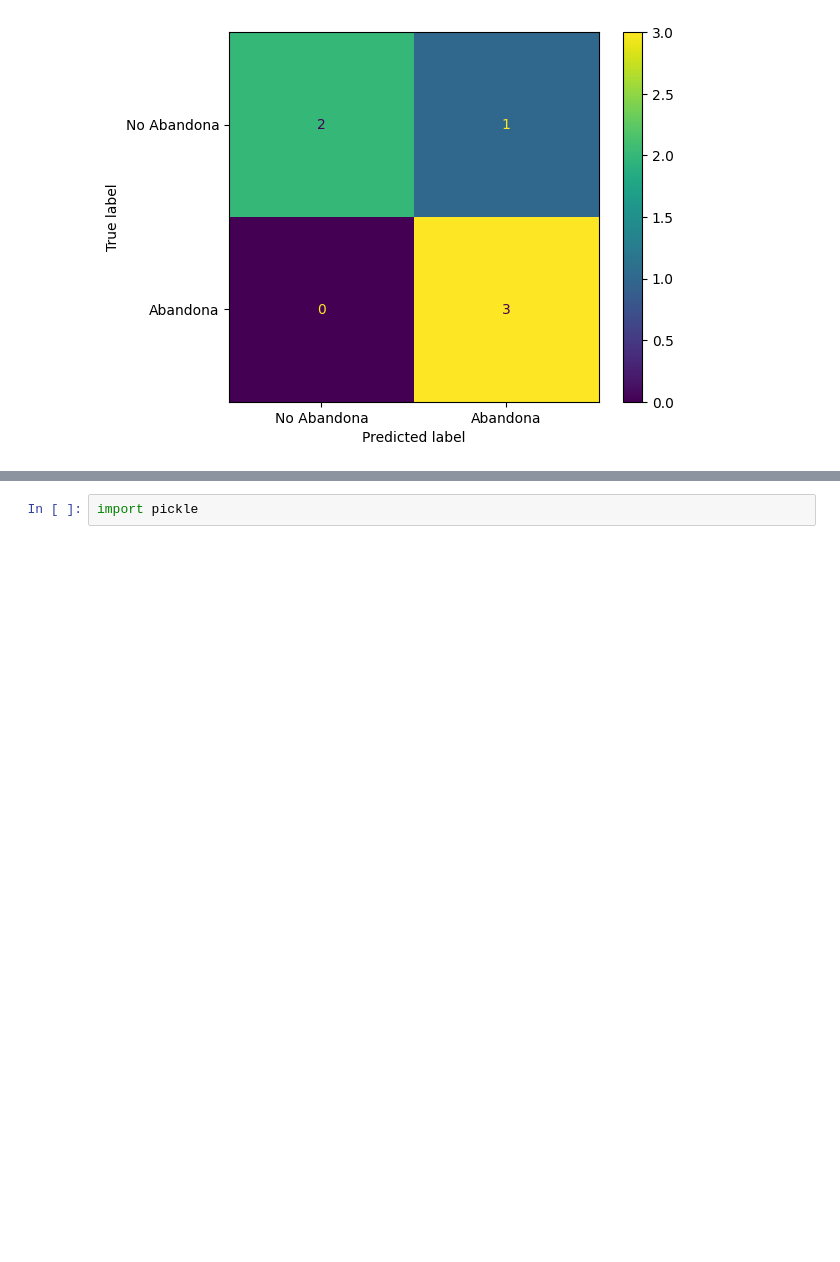
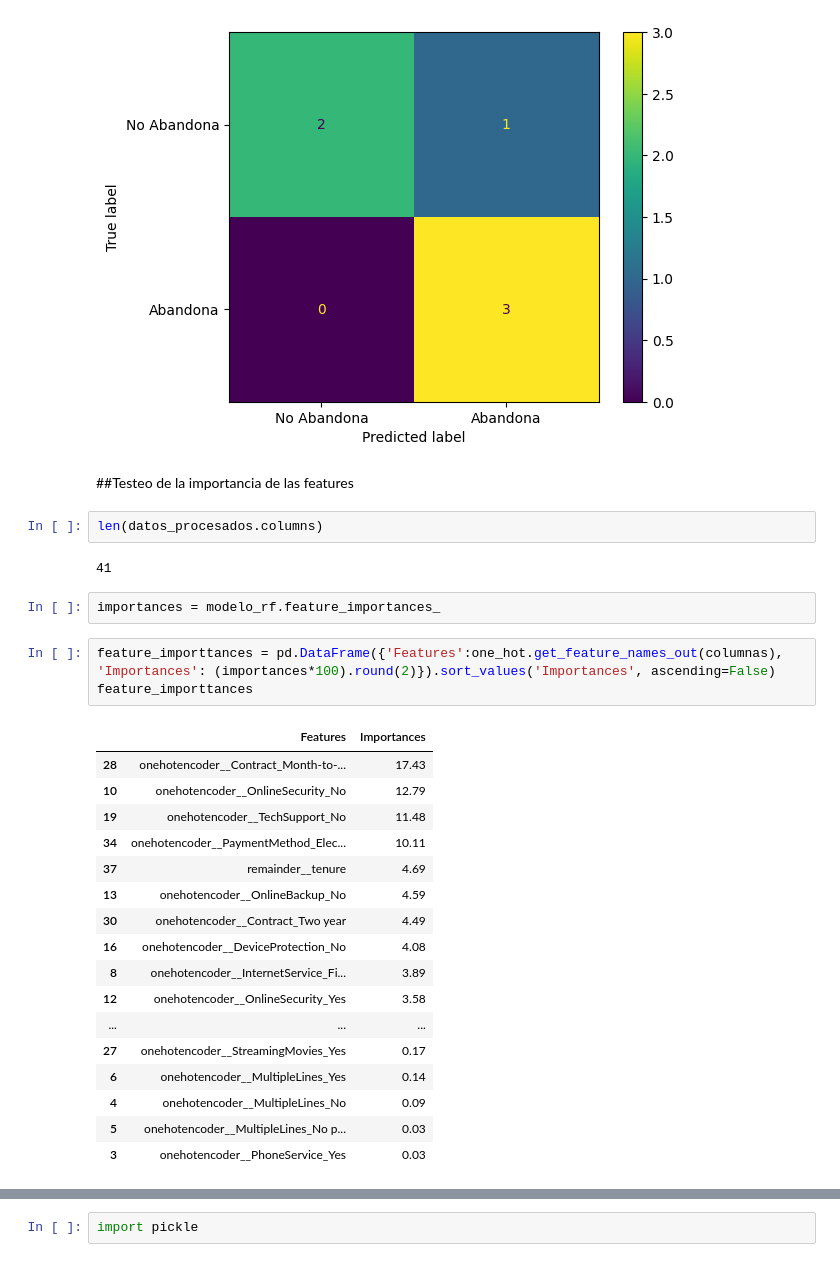
Before and after one commit to Cristiand056/TelecomX_parte2_Latam, a Jupyter notebook: TelecomX_parte2_Latam.ipynb, the cells around one changed output, grey strips where cells are left out. Cells and saved outputs as stored; diff of their text form; blank space fills up the shorter version.

```diff
--- a/TelecomX_parte2_Latam.ipynb
+++ b/TelecomX_parte2_Latam.ipynb
@@ -604,3 +642,32 @@ visializacion = ConfusionMatrixDisplay(confusion_matrix=matrix_conf, display_lab
 visializacion.plot();
 # %% [output]
 [figure]
+# %% [markdown]
+##Testeo de la importancia de las features
+# %%
+len(datos_procesados.columns)
+# %% [output]
+41
+# %%
+importances = modelo_rf.feature_importances_
+# %%
+feature_importtances = pd.DataFrame({'Features':one_hot.get_feature_names_out(columnas), 'Importances': (importances*100).round(2)}).sort_values('Importances', ascending=False)
+feature_importtances
+# %% [output]
+|  | Features | Importances |
+| 28 | onehotencoder__Contract_Month-to-... | 17.43 |
+| 10 | onehotencoder__OnlineSecurity_No | 12.79 |
+| 19 | onehotencoder__TechSupport_No | 11.48 |
+| 34 | onehotencoder__PaymentMethod_Elec... | 10.11 |
+| 37 | remainder__tenure | 4.69 |
+| 13 | onehotencoder__OnlineBackup_No | 4.59 |
+| 30 | onehotencoder__Contract_Two year | 4.49 |
+| 16 | onehotencoder__DeviceProtection_No | 4.08 |
+| 8 | onehotencoder__InternetService_Fi... | 3.89 |
+| 12 | onehotencoder__OnlineSecurity_Yes | 3.58 |
+| ... | ... | ... |
+| 27 | onehotencoder__StreamingMovies_Yes | 0.17 |
+| 6 | onehotencoder__MultipleLines_Yes | 0.14 |
+| 4 | onehotencoder__MultipleLines_No | 0.09 |
+| 5 | onehotencoder__MultipleLines_No p... | 0.03 |
+| 3 | onehotencoder__PhoneService_Yes | 0.03 |
```
Also changed, not shown: parts of 29 cells of this notebook.
